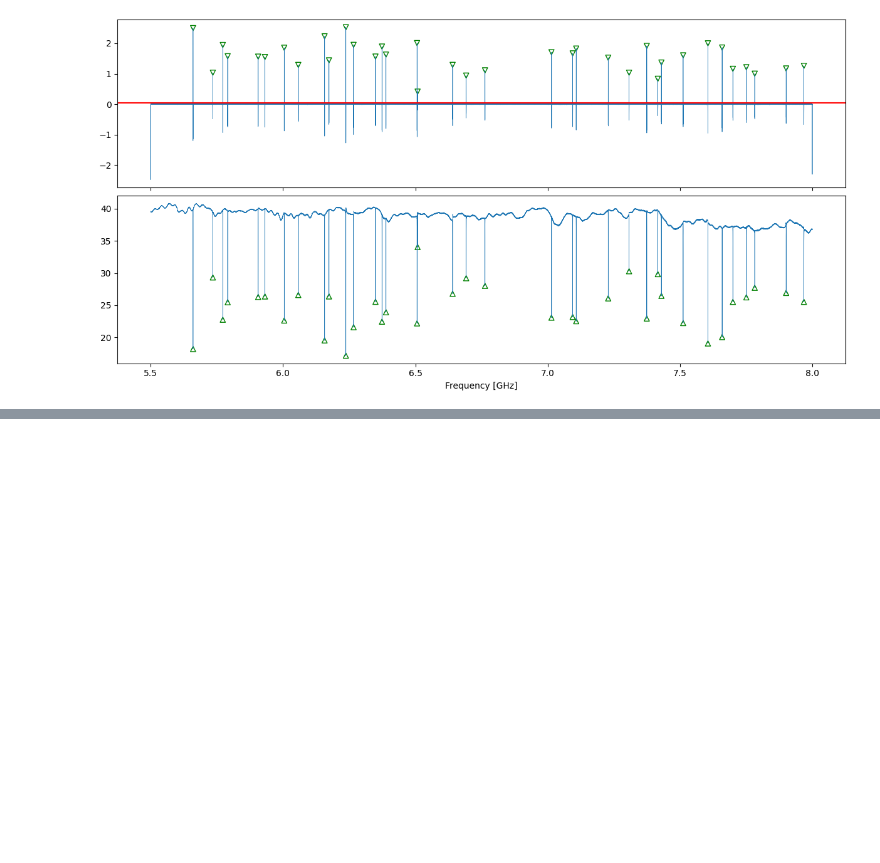
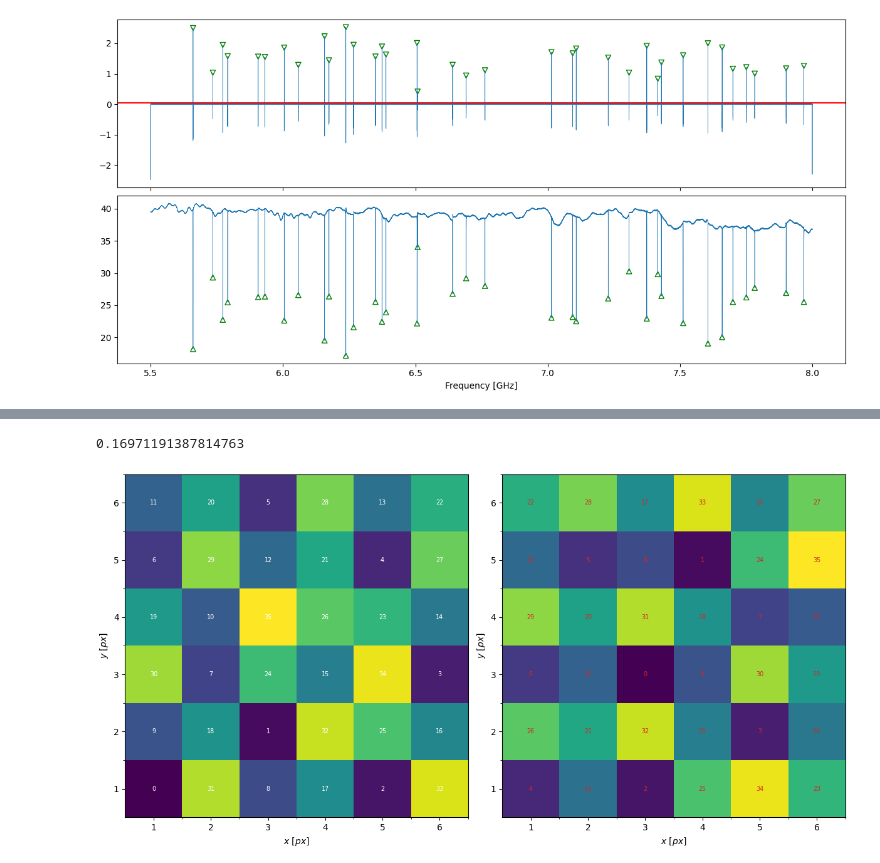
Before and after one commit to wilbertras/spatial-mapping, a Jupyter notebook: Mappings/LT343chip9/mapping_LT343chip9.ipynb, the cells around one changed output, grey strips where cells are left out. Drawn from its saved outputs; the diff is of its cells as text; code cells hidden in the pictures; blank space fills up the shorter version.

```diff
--- a/Mappings/LT343chip9/mapping_LT343chip9.ipynb
+++ b/Mappings/LT343chip9/mapping_LT343chip9.ipynb
@@ -205,0 +236,11 @@ ax.scatter(*full_pos.T)
+# %%
+kids = np.array([[23, 34, 25, 2, 13, 4],
+                  [14, 3, 15, 32, 21, 26],
+                  [19, 30, 9, 0, 11, 6],
+                  [10, 7, 18, 31, 20, 29],
+                  [35, 24, 1, 8, 5, 12],
+                  [27, 16, 33, 17, 28, 22]
+                  ])
+# kids = np.flip(kids, axis=0)
+kids = np.flip(kids, axis=1)
+kids
@@ -205,0 +298,63 @@ ax.scatter(*full_pos.T)
+# %%
+std_df_f
+# %% [output]
+0.16971191387814763
+# %%
+fig, ax = plt.subplot_mosaic('ba', figsize=(12, 6), constrained_layout=True)
+
+############################
+ax['a'].imshow(kids, origin='lower', cmap='viridis')
+for i in range(M_pxs):
+    for j in range(N_pxs):
+        idx = kids[i, j]
+        if ~np.isnan(idx):
+            if mask[i, j]:
+                color = 'w'
+            else:
+                color = 'tab:red'
+            text = ax['a'].text(j, i, '%d' % idx, ha="center", va="center", color=color, fontsize='x-small')
+# Major ticks
+ax['a'].set_xticks(np.arange(0, M_pxs, 1));
+ax['a'].set_yticks(np.arange(0, N_pxs, 1));
+# Labels for major ticks
+ax['a'].set_xticklabels(np.arange(1, M_pxs+1, 1));
+ax['a'].set_yticklabels(np.arange(1, N_pxs+1, 1));
+# Minor ticks
+ax['a'].set_xticks(np.arange(0.5, M_pxs, 1), minor=True);
+ax['a'].set_yticks(np.arange(0.5, N_pxs, 1), minor=True);
+# labels
+ax['a'].set_xlabel('$\it x$ $[px]$')
+ax['a'].set_ylabel('$\it y$ $[px]$')
+# ax['a'].set_title("Measurement")
+# grid
+ax['a'].grid(True, which='minor', color='None', linestyle='-', linewidth=0.5)
+ax['a'].grid(False, which='major')
+
+############################
+im = ax['b'].imshow(kid_id_board, origin='lower', cmap='viridis')
+for i in range(M_pxs):
+    for j in range(N_pxs):
+        idx = kid_id_board[i, j]
+        if ~np.isnan(idx):
+            text = ax['b'].text(j, i, '%d' % idx, ha="center", va="center", color="w", fontsize='x-small')
+# Major ticks
+ax['b'].set_xticks(np.arange(0, M_pxs, 1));
+ax['b'].set_yticks(np.arange(0, N_pxs, 1));
+# Labels for major ticks
+ax['b'].set_xticklabels(np.arange(1, M_pxs+1, 1));
+ax['b'].set_yticklabels(np.arange(1, N_pxs+1, 1));
+# Minor ticks
+ax['b'].set_xticks(np.arange(0.5, M_pxs, 1), minor=True);
+ax['b'].set_yticks(np.arange(0.5, N_pxs, 1), minor=True);
+# labels
+ax['b'].set_xlabel('$\it x$ $[px]$')
+ax['b'].set_ylabel('$\it y$ $[px]$')
+# ax['b'].set_title("Design")
+# grid
+ax['b'].grid(True, which='minor', color='None', linestyle='-', linewidth=0.5)
+ax['b'].grid(False, which='major')
+# cbar = fig.colorbar(im, ax=ax['b'])
+# # cbar.ax.invert_yaxis()
+# cbar.ax.set_ylabel('$f_0$ $[GHz]$')
+# %% [output]
+[figure, added]
```
Also changed, not shown: parts of 11 cells of this notebook, 5 other files.
